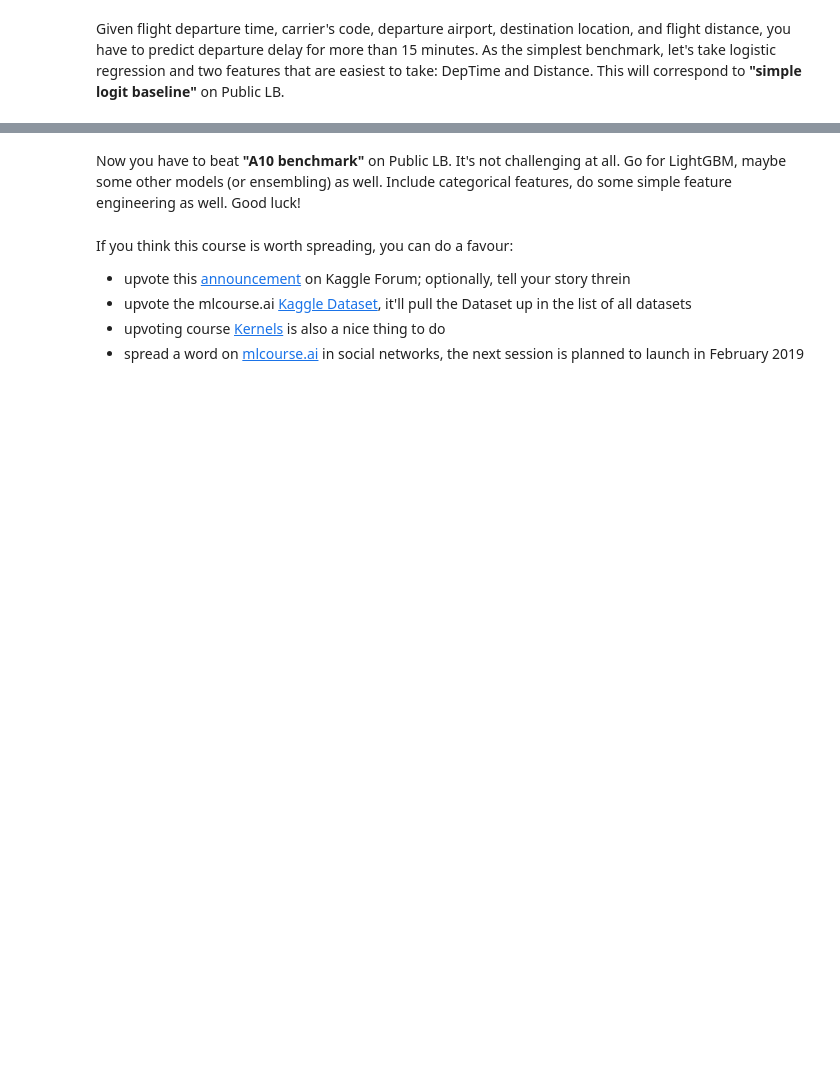
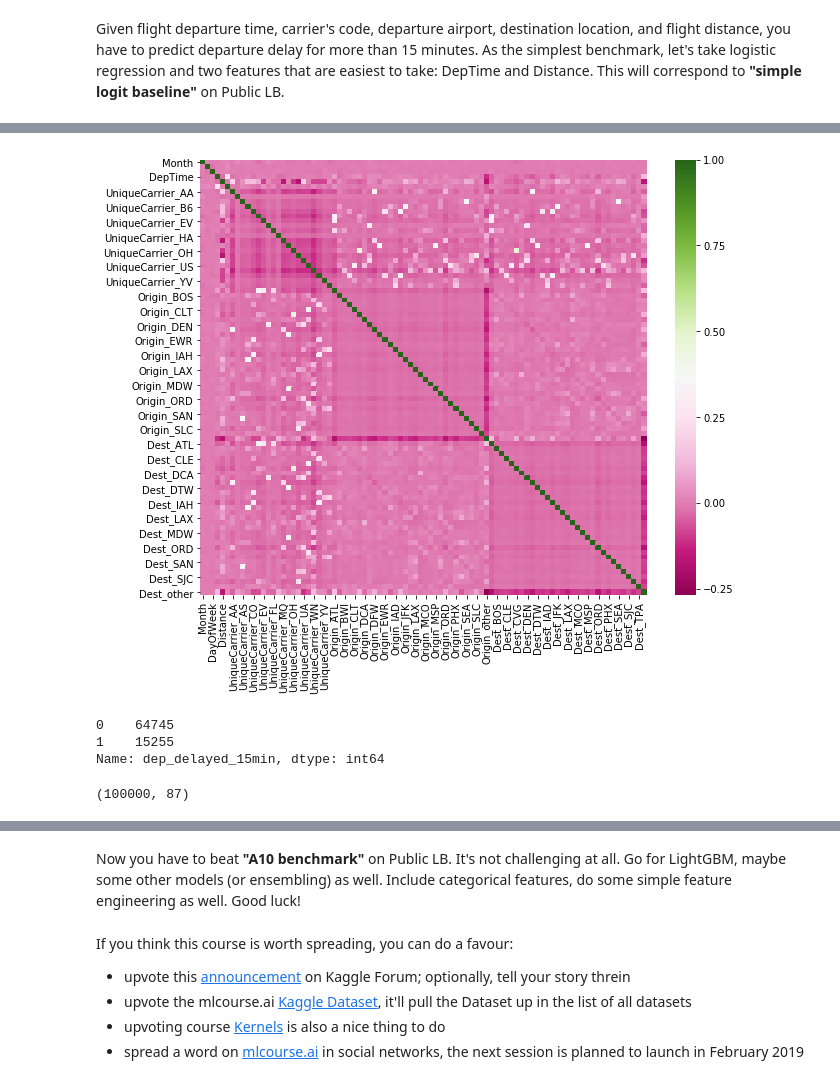
Before and after one commit to sitask/Fall2018_mlcourse.ai, a Jupyter notebook: assgn10.ipynb, the cells around one changed output, grey strips where cells are left out. Saved outputs shown, nothing was run; the diff lists cells and outputs as text; code cells hidden in the pictures; blank space fills up the shorter version.

Commit message:
Notebook with code of the benchmark being crossed
Have several other files where numerous tunings were done, this file only contains the winning solution and how it was reached.

```diff
--- a/assgn10.ipynb
+++ b/assgn10.ipynb
@@ -180,0 +98,3 @@ pd.Series(xgb_test_pred,
+# %%
+train = pd.read_csv('flight_delays_train.csv')
+test = pd.read_csv('flight_delays_test.csv')
@@ -180,0 +186,11 @@ pd.Series(xgb_test_pred,
+# %%
+# The cities list is working since there are 289 cities and top 30 seem to be there in both
+# UniqueCarrier not equal in train and test, so we have deal differently
+print(train['UniqueCarrier'].nunique())
+print(test['UniqueCarrier'].nunique())
+train_uq = train['UniqueCarrier'].drop_duplicates()
+test_uq = test['UniqueCarrier'].drop_duplicates()
+carriers_list = []
+for x in train_uq:
+    if x in test_uq.values:
+        carriers_list.append( x )
@@ -180,0 +209,17 @@ pd.Series(xgb_test_pred,
+# %%
+train['DayOfWeek'] = train.DayOfWeek.apply(lambda x: int(x.split('-')[1]))
+train['Month'] = train.Month.apply(lambda x: int(x.split('-')[1]))
+train['DayofMonth'] = train.DayofMonth.apply(lambda x: int(x.split('-')[1]))
+
+# make delay numeric
+train['dep_delayed_15min'] = train.dep_delayed_15min.apply(lambda x: 1 if x == 'Y' else 0)
+
+#origin_list = train.Origin.value_counts().head(30).index.tolist()
+train['Origin'] = train.Origin.apply(lambda x: x if x in origin_list else 'other')
+
+#dest_list = train.Dest.value_counts().head(30).index.tolist()
+train['Dest'] = train.Dest.apply(lambda x: x if x in dest_list else 'other')
+
+#we are taking carriers from test coz it has lesser airlines than train
+#carriers_list = test.UniqueCarrier.value_counts().head(12).index.tolist()
+train['UniqueCarrier'] = train.UniqueCarrier.apply(lambda x: x if x in carriers_list else 'other')
@@ -180,0 +235,2 @@ pd.Series(xgb_test_pred,
+# %%
+X_train = pd.get_dummies(train)
@@ -180,0 +251,5 @@ pd.Series(xgb_test_pred,
+# %%
+plt.figure(figsize=(10, 8))
+sns.heatmap(X_train.corr(), cmap="PiYG");
+# %% [output]
+[figure, added]
@@ -180,0 +263,6 @@ pd.Series(xgb_test_pred,
+# %%
+y_train_part.value_counts()
+# %% [output]
+0    64745
+1    15255
+Name: dep_delayed_15min, dtype: int64
@@ -180,0 +279,4 @@ pd.Series(xgb_test_pred,
+# %%
+X_train.shape
+# %% [output]
+(100000, 87)
```
Also changed, not shown: parts of 67 cells of this notebook.
